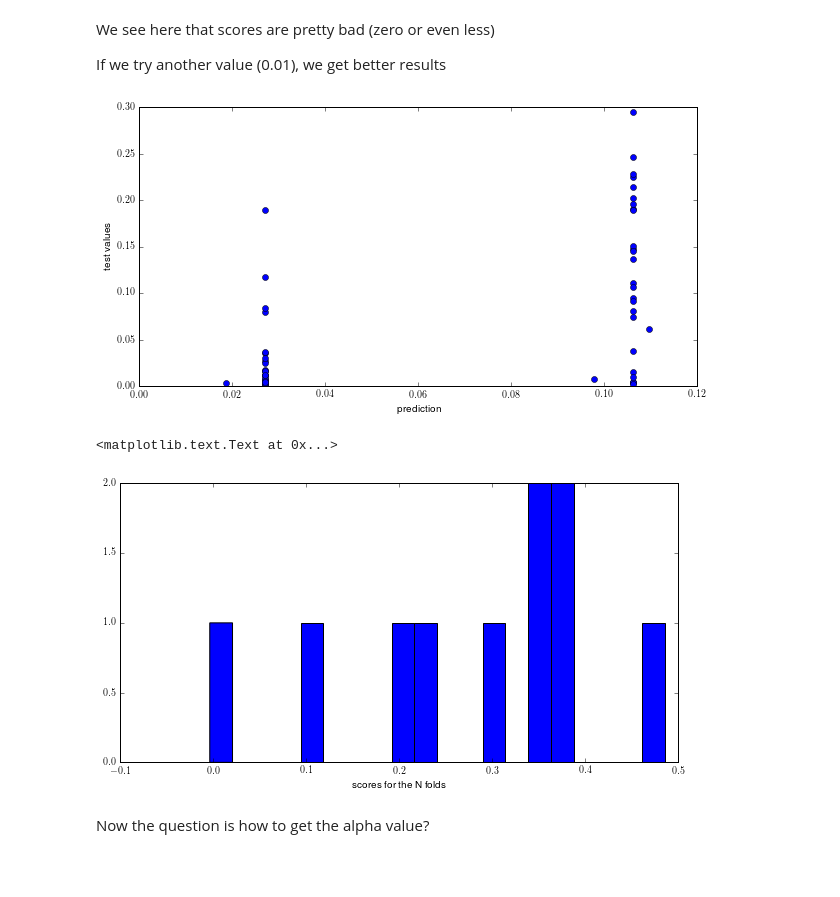
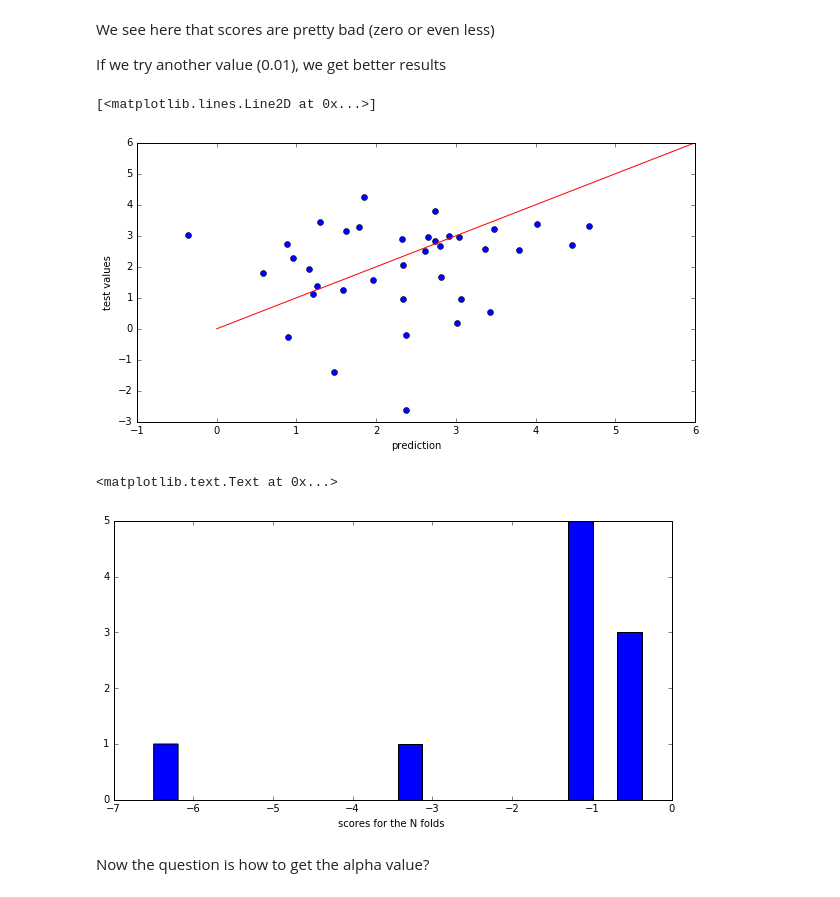
Before and after one commit to CancerRxGene/gdsctools, a Jupyter notebook: notebooks/ElasticNet.ipynb, the cells around one changed output. Cells and saved outputs as stored; diff of their text form; code cells hidden in the pictures; blank space fills up the shorter version.

```diff
--- a/notebooks/ElasticNet.ipynb
+++ b/notebooks/ElasticNet.ipynb
@@ -8,11 +9,13 @@ Populating the interactive namespace from numpy and matplotlib
 # %%
 from gdsctools import IC50, gdsctools_data, GenomicFeatures
 # %%
-ic50 = IC50(gdsctools_data("IC50_v5.csv.gz"))
+ic50 = IC50(gdsctools_data("IC50_v17.csv.gz"))
 # %%
-gf = GenomicFeatures(gdsctools_data("genomic_features_v5.csv.gz"))
+gf = GenomicFeatures(gdsctools_data("genomic_features_v17.csv.gz"))
 # %%
 gd = elastic_net.ElasticNet(ic50, gf)
+# %%
+drugid = gd.drugIds[1]
 # %% [markdown]
 ElasticNet requires 2 parameters called alpha and l1_ratio
 note that this is different from glmnet terminology
@@ -38,14 +43,16 @@ We see here that scores are pretty bad (zero or even less)
 
 If we try another value (0.01), we get better results
 # %%
-scores = gd.elastic_net(1047, alpha=0.01, n_folds=10, show=True)
+scores = gd.elastic_net(drugid, alpha=0.01, n_folds=10, show=True)
+plot([0,6], [0,6],'r')
 # %% [output]
+[<matplotlib.lines.Line2D at 0x...>]
-[figure, old version]
+[figure, new version]
 # %%
 _ = hist(scores,bins=20); xlabel('scores for the N folds ')
 # %% [output]
 <matplotlib.text.Text at 0x...>
-[figure, old version]
+[figure, new version]
 # %% [markdown]
 Now the question is how to get the alpha value?
 # %%
```
Also changed, not shown: parts of 16 cells of this notebook, 3 other files.
